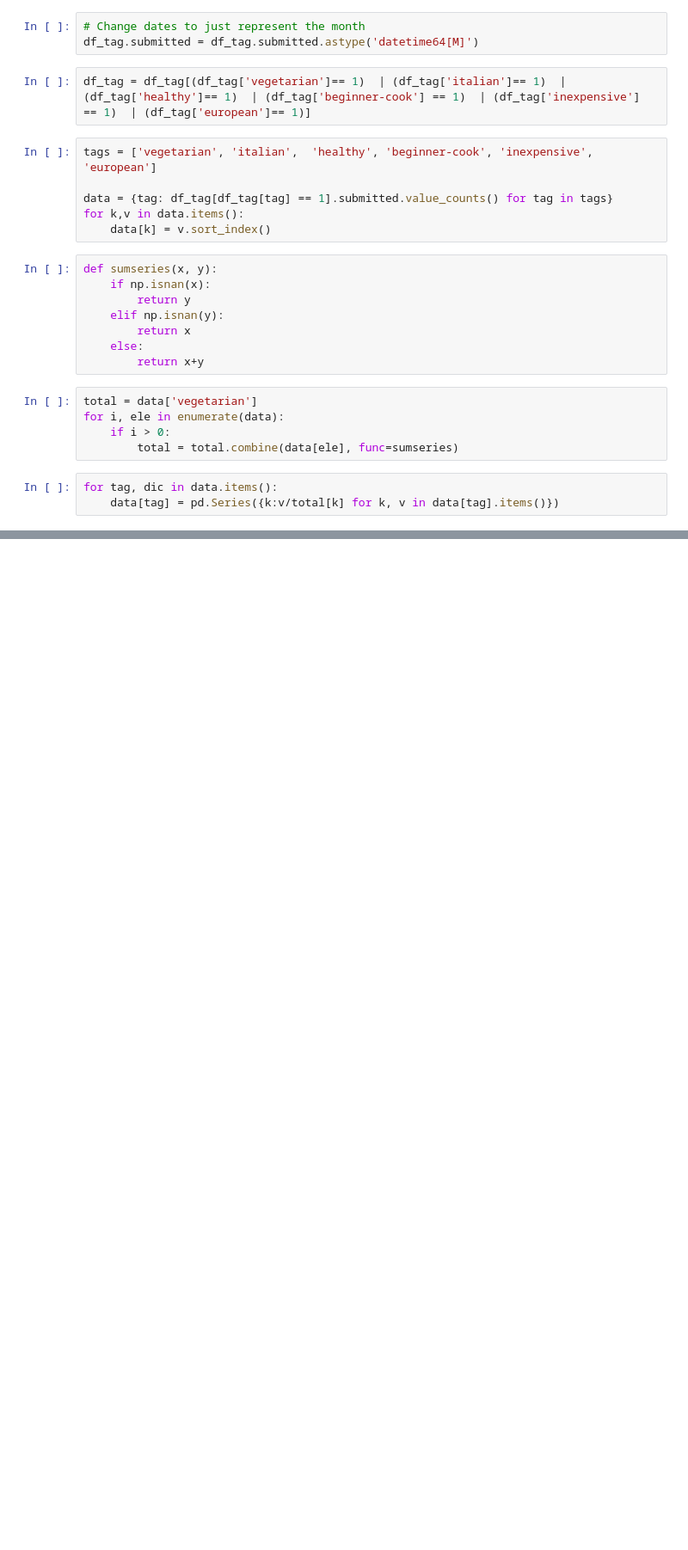
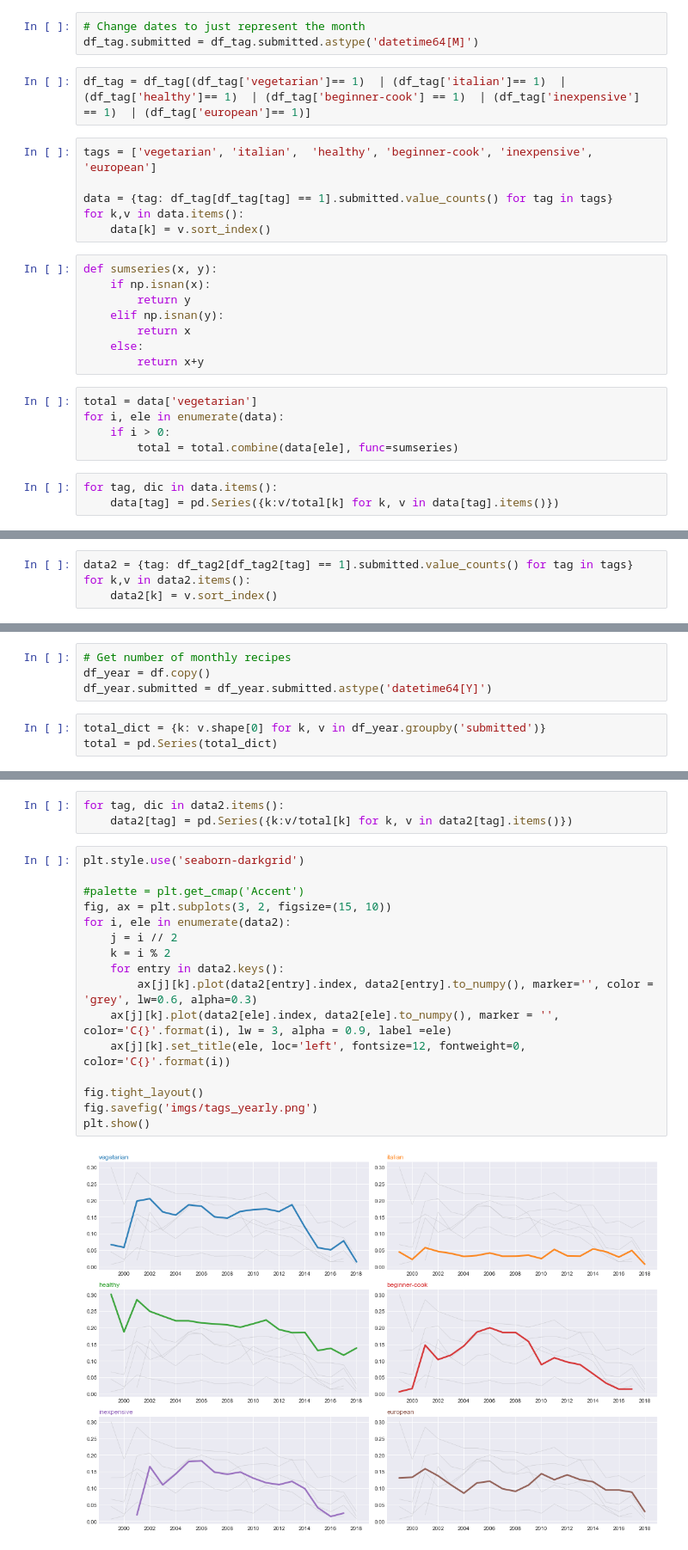
Before and after one commit to jCodingStuff/DataMadness, a Jupyter notebook: juli_mess.ipynb, the cells around one changed output, grey strips where cells are left out. Shown at 86% size. Drawn from its saved outputs; the diff is of its cells as text; blank space fills up the shorter version.

```diff
--- a/juli_mess.ipynb
+++ b/juli_mess.ipynb
@@ -215,0 +211,4 @@ plt.plot(df)
+# %%
+data2 = {tag: df_tag2[df_tag2[tag] == 1].submitted.value_counts() for tag in tags}
+for k,v in data2.items():
+    data2[k] = v.sort_index()
@@ -215,0 +220,7 @@ plt.plot(df)
+# %%
+# Get number of monthly recipes
+df_year = df.copy()
+df_year.submitted = df_year.submitted.astype('datetime64[Y]')
+# %%
+total_dict = {k: v.shape[0] for k, v in df_year.groupby('submitted')}
+total = pd.Series(total_dict)
@@ -215,0 +247,21 @@ plt.plot(df)
+# %%
+for tag, dic in data2.items():
+    data2[tag] = pd.Series({k:v/total[k] for k, v in data2[tag].items()})
+# %%
+plt.style.use('seaborn-darkgrid')
+
+#palette = plt.get_cmap('Accent')
+fig, ax = plt.subplots(3, 2, figsize=(15, 10))
+for i, ele in enumerate(data2):
+    j = i // 2
+    k = i % 2
+    for entry in data2.keys():
+        ax[j][k].plot(data2[entry].index, data2[entry].to_numpy(), marker='', color = 'grey', lw=0.6, alpha=0.3)
+    ax[j][k].plot(data2[ele].index, data2[ele].to_numpy(), marker = '', color='C{}'.format(i), lw = 3, alpha = 0.9, label =ele)
+    ax[j][k].set_title(ele, loc='left', fontsize=12, fontweight=0, color='C{}'.format(i))
+
+fig.tight_layout()
+fig.savefig('imgs/tags_yearly.png')
+plt.show()
+# %% [output]
+[figure, added]
```
Also changed, not shown: parts of 37 cells of this notebook, 3 other files.
